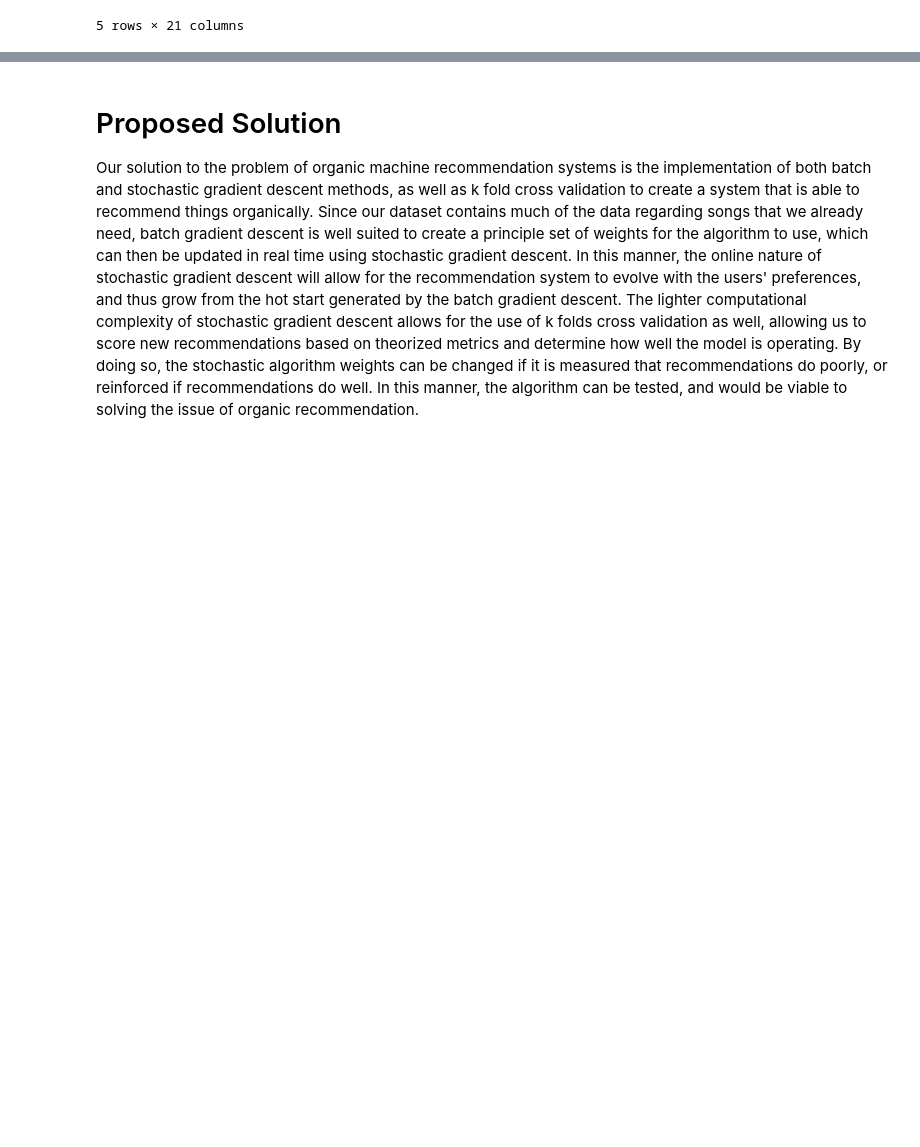
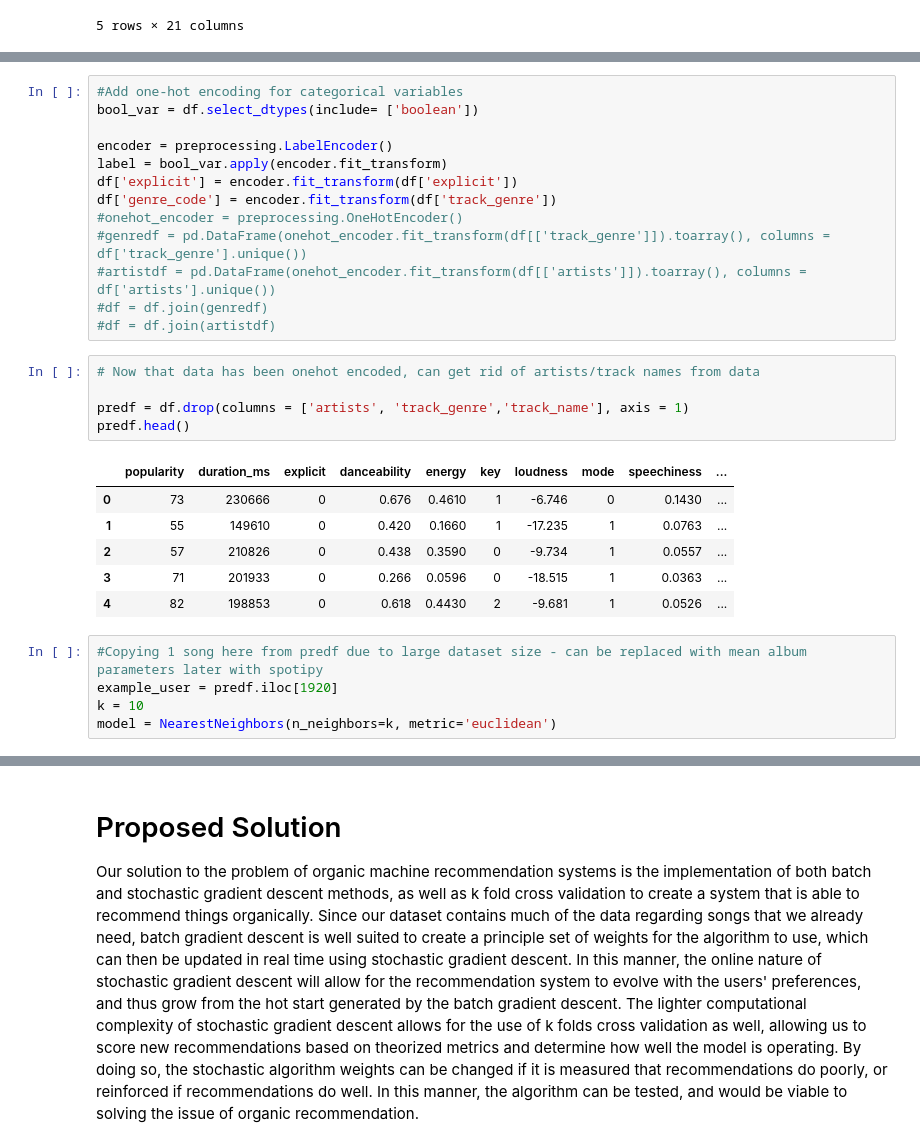
Before and after one commit to COGS118A/Group025-Wi23, a Jupyter notebook: CheckpointGroup025-Wi23.ipynb, the cells around one changed output, grey strips where cells are left out. Saved outputs shown, nothing was run; the diff lists cells and outputs as text; blank space fills up the shorter version.

Commit message:
modified and added a recommender that picks 10 songs

```diff
--- a/CheckpointGroup025-Wi23.ipynb
+++ b/CheckpointGroup025-Wi23.ipynb
@@ -103,3 +100,33 @@ df.head()
 | 2 | Ingrid Michaelson;ZAYN | To Begin Again | 57 | 210826 | False | 0.438 | 0.3590 | 0 | -9.734 | ... |
 | 3 | Kina Grannis | Can't Help Falling In Love | 71 | 201933 | False | 0.266 | 0.0596 | 0 | -18.515 | ... |
 | 4 | Chord Overstreet | Hold On | 82 | 198853 | False | 0.618 | 0.4430 | 2 | -9.681 | ... |
+# %%
+#Add one-hot encoding for categorical variables
+bool_var = df.select_dtypes(include= ['boolean'])
+
+encoder = preprocessing.LabelEncoder()
+label = bool_var.apply(encoder.fit_transform)
+df['explicit'] = encoder.fit_transform(df['explicit'])
+df['genre_code'] = encoder.fit_transform(df['track_genre'])
+#onehot_encoder = preprocessing.OneHotEncoder()
+#genredf = pd.DataFrame(onehot_encoder.fit_transform(df[['track_genre']]).toarray(), columns = df['track_genre'].unique())
+#artistdf = pd.DataFrame(onehot_encoder.fit_transform(df[['artists']]).toarray(), columns = df['artists'].unique())
+#df = df.join(genredf)
+#df = df.join(artistdf)
+# %%
+# Now that data has been onehot encoded, can get rid of artists/track names from data
+
+predf = df.drop(columns = ['artists', 'track_genre','track_name'], axis = 1)
+predf.head()
+# %% [output]
+|  | popularity | duration_ms | explicit | danceability | energy | key | loudness | mode | speechiness | ... |
+| 0 | 73 | 230666 | 0 | 0.676 | 0.4610 | 1 | -6.746 | 0 | 0.1430 | ... |
+| 1 | 55 | 149610 | 0 | 0.420 | 0.1660 | 1 | -17.235 | 1 | 0.0763 | ... |
+| 2 | 57 | 210826 | 0 | 0.438 | 0.3590 | 0 | -9.734 | 1 | 0.0557 | ... |
+| 3 | 71 | 201933 | 0 | 0.266 | 0.0596 | 0 | -18.515 | 1 | 0.0363 | ... |
+| 4 | 82 | 198853 | 0 | 0.618 | 0.4430 | 2 | -9.681 | 1 | 0.0526 | ... |
+# %%
+#Copying 1 song here from predf due to large dataset size - can be replaced with mean album parameters later with spotipy
+example_user = predf.iloc[1920]
+k = 10
+model = NearestNeighbors(n_neighbors=k, metric='euclidean')
```
Also changed, not shown: parts of 4 cells of this notebook.
